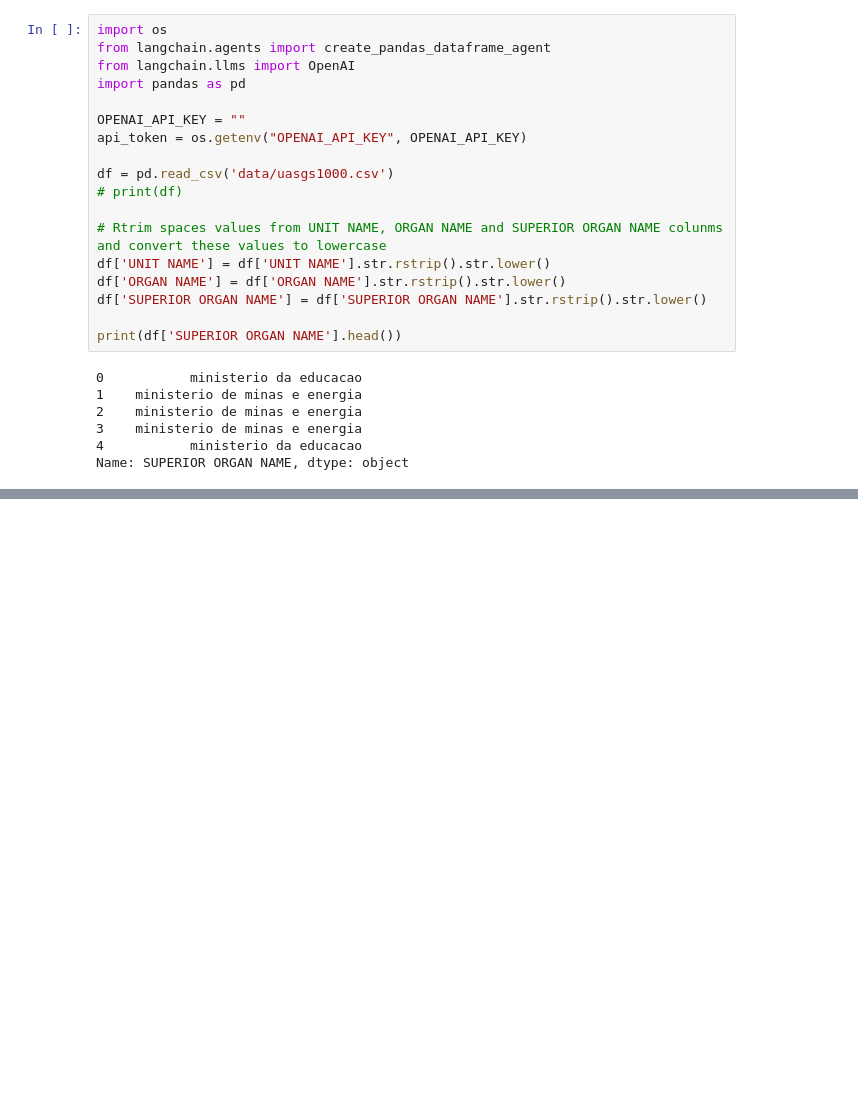
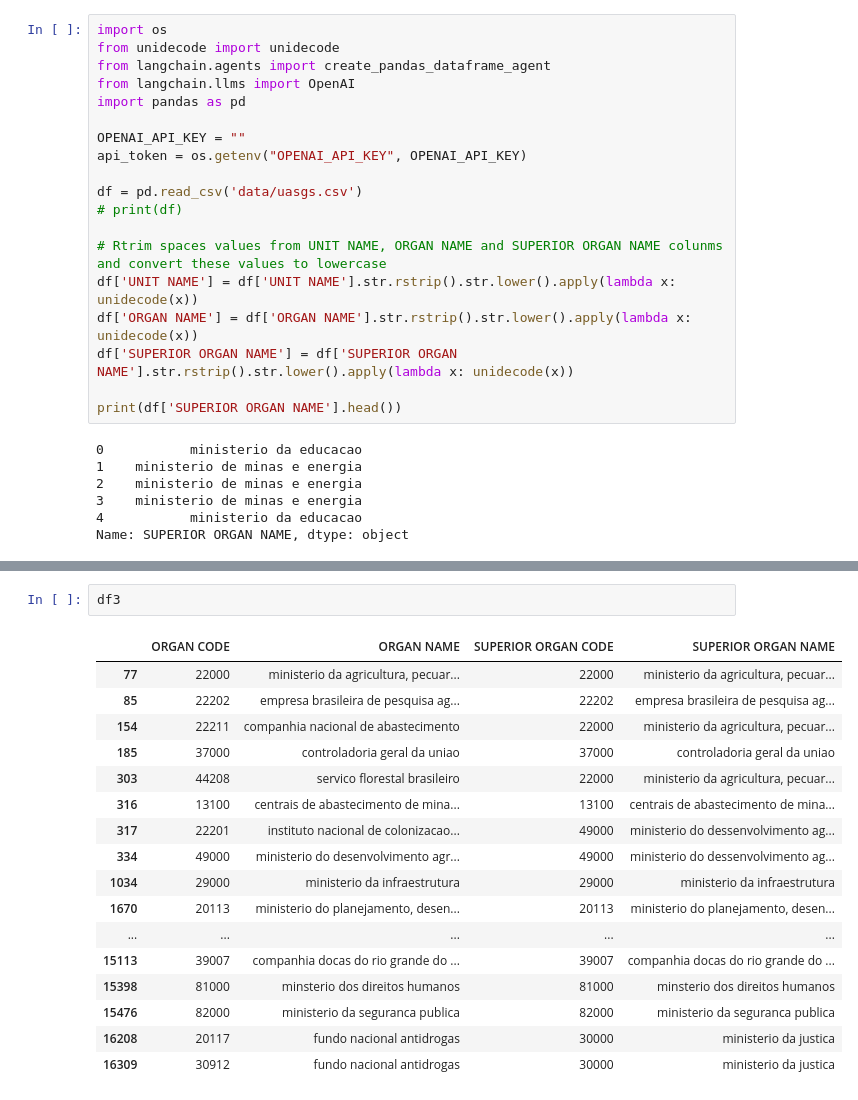
Before and after one commit to hugosouto/comprasgov-nova-estrutura-sisg, a Jupyter notebook: comprasgov_nova_estrutura_langchain.ipynb, the cells around one changed output, grey strips where cells are left out. Saved outputs shown, nothing was run; the diff lists cells and outputs as text; blank space fills up the shorter version.

```diff
--- a/comprasgov_nova_estrutura_langchain.ipynb
+++ b/comprasgov_nova_estrutura_langchain.ipynb
@@ -4,6 +4,7 @@
 # Importações
 # %%
 import os
+from unidecode import unidecode
 from langchain.agents import create_pandas_dataframe_agent
 from langchain.llms import OpenAI
 import pandas as pd
@@ -11,13 +12,13 @@ import pandas as pd
 OPENAI_API_KEY = ""
 api_token = os.getenv("OPENAI_API_KEY", OPENAI_API_KEY)
 
-df = pd.read_csv('data/uasgs1000.csv')
+df = pd.read_csv('data/uasgs.csv')
 # print(df)
 
 # Rtrim spaces values from UNIT NAME, ORGAN NAME and SUPERIOR ORGAN NAME colunms and convert these values to lowercase
-df['UNIT NAME'] = df['UNIT NAME'].str.rstrip().str.lower()
-df['ORGAN NAME'] = df['ORGAN NAME'].str.rstrip().str.lower()
-df['SUPERIOR ORGAN NAME'] = df['SUPERIOR ORGAN NAME'].str.rstrip().str.lower()
+df['UNIT NAME'] = df['UNIT NAME'].str.rstrip().str.lower().apply(lambda x: unidecode(x))
+df['ORGAN NAME'] = df['ORGAN NAME'].str.rstrip().str.lower().apply(lambda x: unidecode(x))
+df['SUPERIOR ORGAN NAME'] = df['SUPERIOR ORGAN NAME'].str.rstrip().str.lower().apply(lambda x: unidecode(x))
 
 print(df['SUPERIOR ORGAN NAME'].head())
 # %% [output]
@@ -146,0 +582,20 @@ agent.run("What insights can you give me about the ministerio defesa?")
+# %%
+df3
+# %% [output]
+|  | ORGAN CODE | ORGAN NAME | SUPERIOR ORGAN CODE | SUPERIOR ORGAN NAME |
+| 77 | 22000 | ministerio da agricultura, pecuar... | 22000 | ministerio da agricultura, pecuar... |
+| 85 | 22202 | empresa brasileira de pesquisa ag... | 22202 | empresa brasileira de pesquisa ag... |
+| 154 | 22211 | companhia nacional de abastecimento | 22000 | ministerio da agricultura, pecuar... |
+| 185 | 37000 | controladoria geral da uniao | 37000 | controladoria geral da uniao |
+| 303 | 44208 | servico florestal brasileiro | 22000 | ministerio da agricultura, pecuar... |
+| 316 | 13100 | centrais de abastecimento de mina... | 13100 | centrais de abastecimento de mina... |
+| 317 | 22201 | instituto nacional de colonizacao... | 49000 | ministerio do dessenvolvimento ag... |
+| 334 | 49000 | ministerio do desenvolvimento agr... | 49000 | ministerio do dessenvolvimento ag... |
+| 1034 | 29000 | ministerio da infraestrutura | 29000 | ministerio da infraestrutura |
+| 1670 | 20113 | ministerio do planejamento, desen... | 20113 | ministerio do planejamento, desen... |
+| ... | ... | ... | ... | ... |
+| 15113 | 39007 | companhia docas do rio grande do ... | 39007 | companhia docas do rio grande do ... |
+| 15398 | 81000 | minsterio dos direitos humanos | 81000 | minsterio dos direitos humanos |
+| 15476 | 82000 | ministerio da seguranca publica | 82000 | ministerio da seguranca publica |
+| 16208 | 20117 | fundo nacional antidrogas | 30000 | ministerio da justica |
+| 16309 | 30912 | fundo nacional antidrogas | 30000 | ministerio da justica |
```
Also changed, not shown: parts of 6 cells of this notebook, 3 other files.
